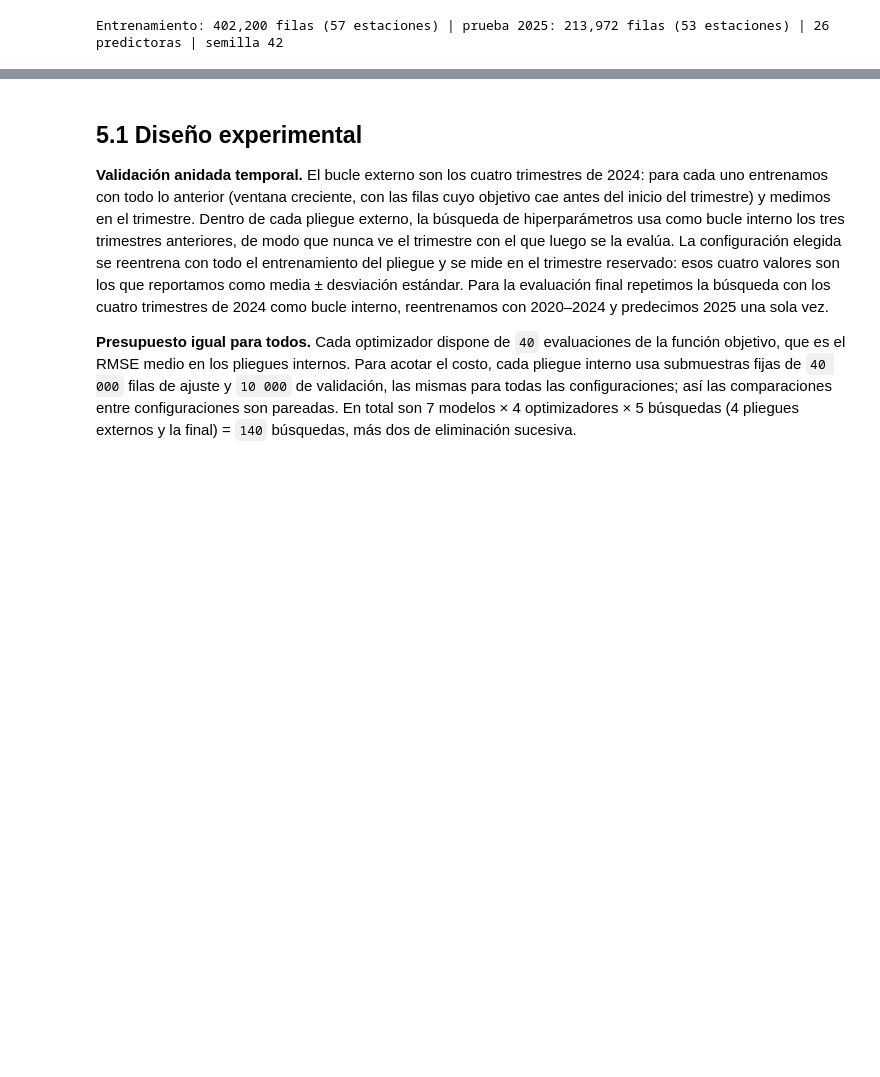
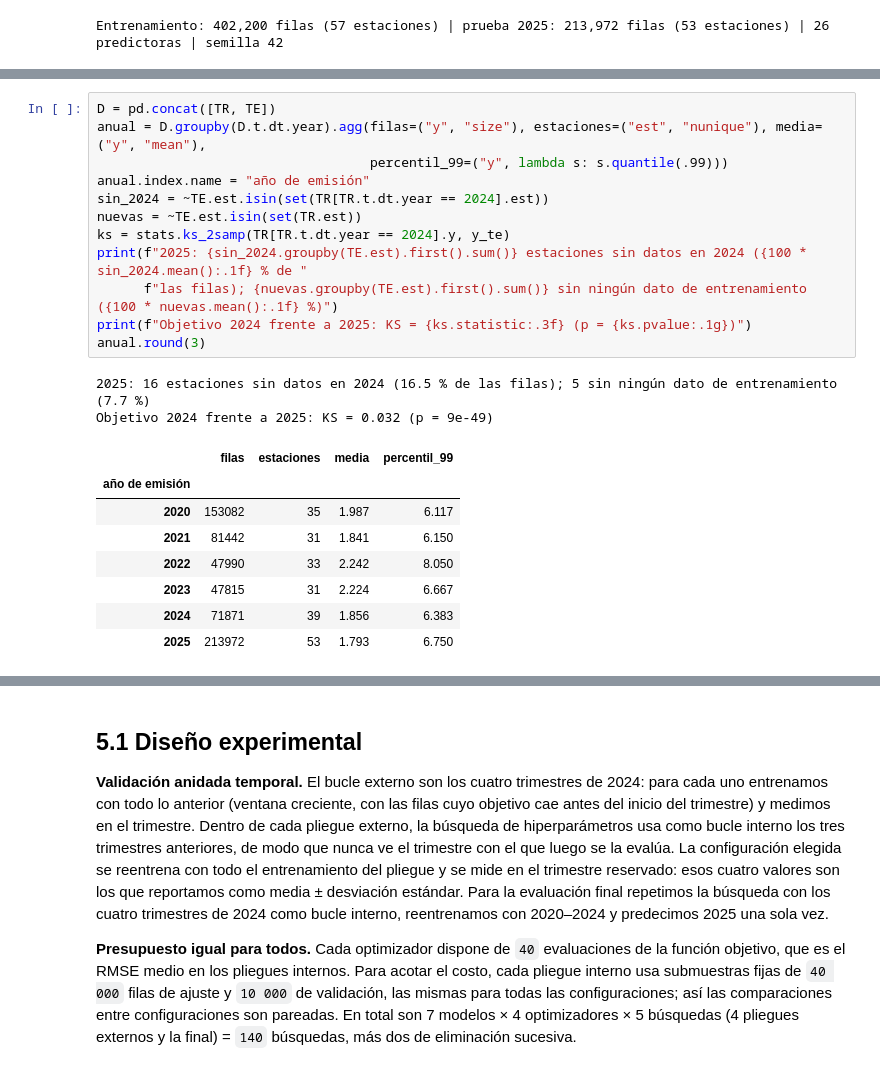
Before and after one commit to yuryenr-ui/entregable1-viento, a Jupyter notebook: entregable3.ipynb, the cells around one changed output, grey strips where cells are left out. Drawn from its saved outputs; the diff is of its cells as text; blank space fills up the shorter version.

```diff
--- a/entregable3.ipynb
+++ b/entregable3.ipynb
@@ -81,0 +87,23 @@ Entrenamiento: 402,200 filas (57 estaciones) | prueba 2025: 213,972 filas (53 es
+# %%
+D = pd.concat([TR, TE])
+anual = D.groupby(D.t.dt.year).agg(filas=("y", "size"), estaciones=("est", "nunique"), media=("y", "mean"),
+                                   percentil_99=("y", lambda s: s.quantile(.99)))
+anual.index.name = "año de emisión"
+sin_2024 = ~TE.est.isin(set(TR[TR.t.dt.year == 2024].est))
+nuevas = ~TE.est.isin(set(TR.est))
+ks = stats.ks_2samp(TR[TR.t.dt.year == 2024].y, y_te)
+print(f"2025: {sin_2024.groupby(TE.est).first().sum()} estaciones sin datos en 2024 ({100 * sin_2024.mean():.1f} % de "
+      f"las filas); {nuevas.groupby(TE.est).first().sum()} sin ningún dato de entrenamiento ({100 * nuevas.mean():.1f} %)")
+print(f"Objetivo 2024 frente a 2025: KS = {ks.statistic:.3f} (p = {ks.pvalue:.1g})")
+anual.round(3)
+# %% [output]
+2025: 16 estaciones sin datos en 2024 (16.5 % de las filas); 5 sin ningún dato de entrenamiento (7.7 %)
+Objetivo 2024 frente a 2025: KS = 0.032 (p = 9e-49)
+|  | filas | estaciones | media | percentil_99 |
+| año de emisión |  |  |  |  |
+| 2020 | 153082 | 35 | 1.987 | 6.117 |
+| 2021 | 81442 | 31 | 1.841 | 6.150 |
+| 2022 | 47990 | 33 | 2.242 | 8.050 |
+| 2023 | 47815 | 31 | 2.224 | 6.667 |
+| 2024 | 71871 | 39 | 1.856 | 6.383 |
+| 2025 | 213972 | 53 | 1.793 | 6.750 |
```
Also changed, not shown: parts of 14 cells of this notebook, 18 other files.
